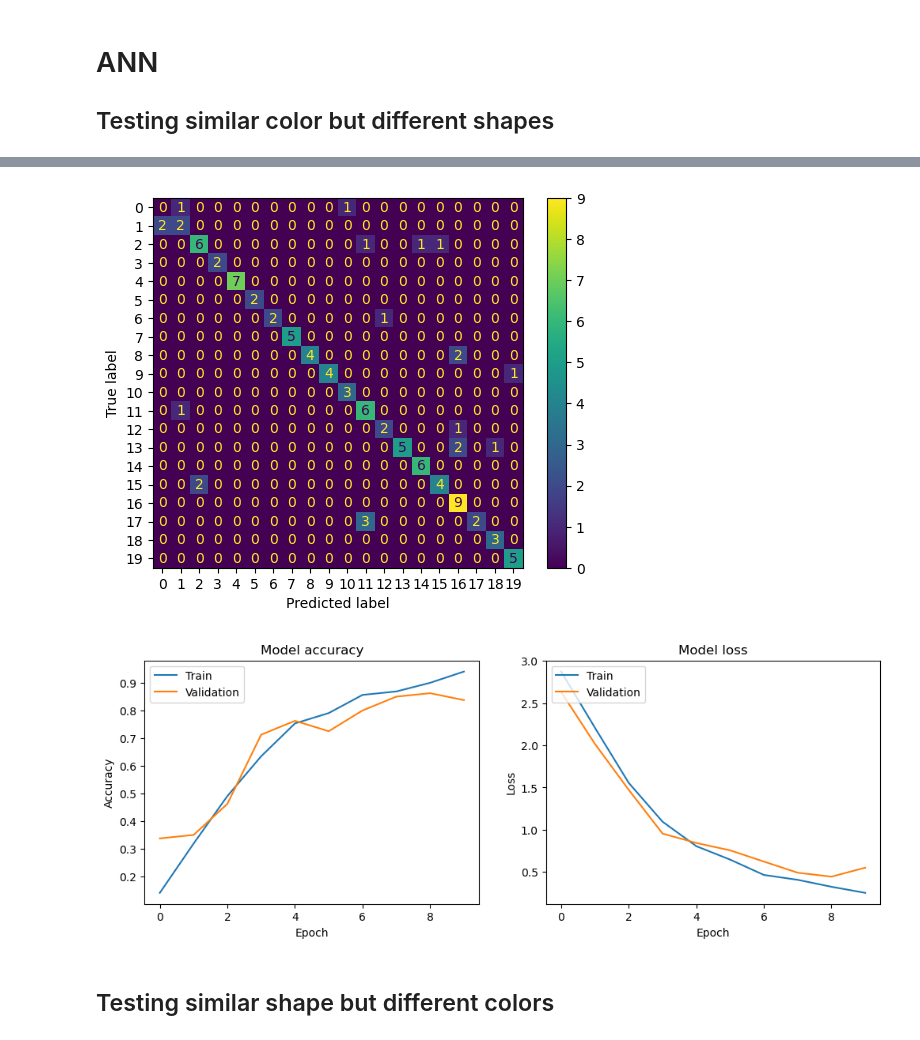
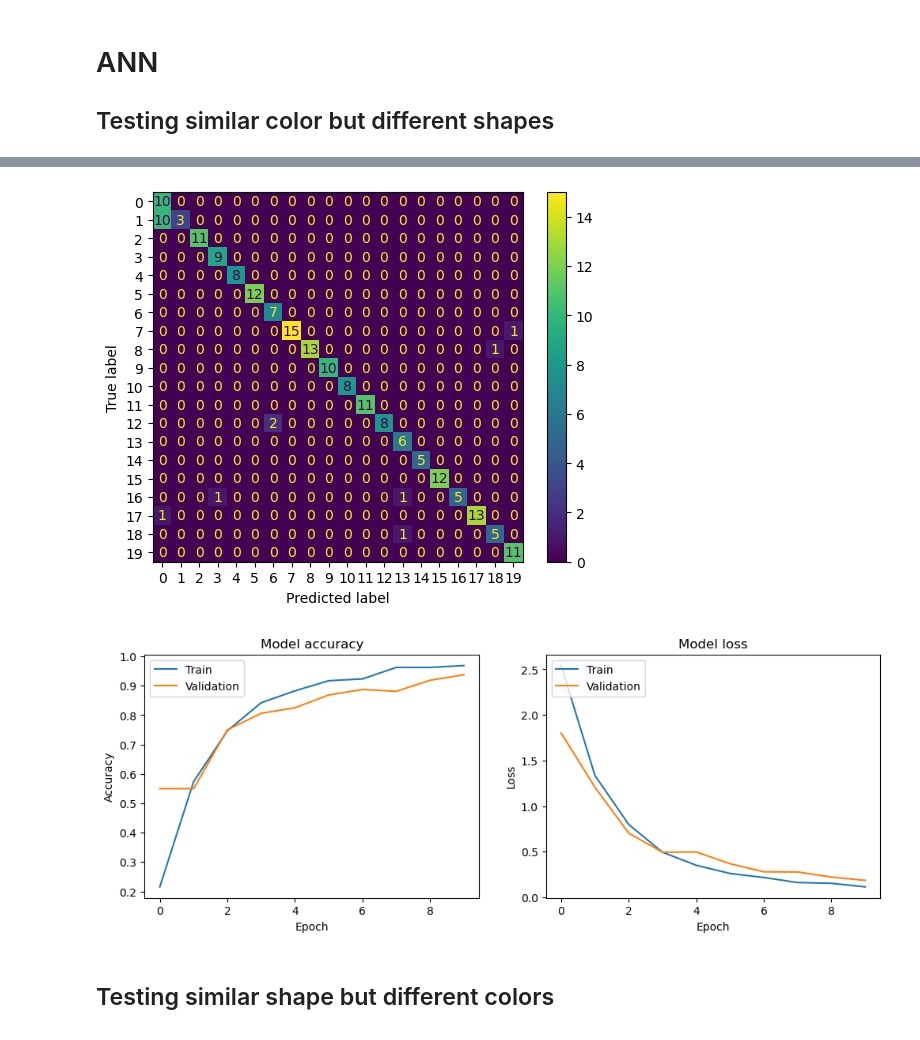
Before and after one commit to j-fangwu/ML_Fruit, a Jupyter notebook: ANN.ipynb, the cells around one changed output, grey strips where cells are left out. Cells and saved outputs as stored; diff of their text form; code cells hidden in the pictures.

Commit message:
Updated ANN model with cross-validation scores

```diff
--- a/ANN.ipynb
+++ b/ANN.ipynb
@@ -183,13 +183,13 @@ def GrayScaleImageSquare(dataset, flatten=True):
 # %%
 import tensorflow as tf
 from sklearn.metrics import classification_report, confusion_matrix, ConfusionMatrixDisplay
-from sklearn.model_selection import train_test_split, cross_val_score
+from sklearn.model_selection import train_test_split, cross_val_score, KFold
 from sklearn.preprocessing import LabelEncoder
 from tensorflow.keras.models import Sequential
 from tensorflow.keras.layers import Dense, Flatten, Input
 from tensorflow.keras.optimizers import Adam, SGD, Adagrad, RMSprop, Nadam
 
-sample_size = 500
+sample_size = 1000
 classDist = None
 resizes = (20,20)
 # %%
@@ -623,41 +725,62 @@ fruits = ['Pepper Green', 'Grape White 4', 'Grape Blue',
          'Nut Forest', 'Mango', 'Pomelo Sweetie', 'Limes', 'Pineapple',
          'Apple Granny Smith', 'Guava', 'Watermelon', 'Apple Golden 3']
 fruits = np.array(fruits)
+
+# Generate dataset
 image_dataset, labels, what = getSamplesMat(sample_size, fruits, classDist, resizes)
-
-image_dataset, labels, what = getSamplesMat(sample_size, fruits, classDist, resizes)
-X_train, X_test, y_train, y_test = train_test_split(image_dataset, labels, test_size=0.2)
-X_train = GrayScaleImageSquare(X_train)
-X_test = GrayScaleImageSquare(X_test)
+image_dataset = GrayScaleImageSquare(image_dataset)
 
 # Encode labels to numeric values
 label_encoder = LabelEncoder()
-y_train_encoded = label_encoder.fit_transform(y_train)
-y_test_encoded = label_encoder.transform(y_test)
+labels_encoded = label_encoder.fit_transform(labels)
 
-#image_dataset, labels, what = getSamplesMat(sample_size, fruits, trainClassDistSix, resizes)
-#X_train, ignore, y_train, disregard = train_test_split(image_dataset, labels, test_size=0.2)
+# Reshape data for grayscale images
+image_dataset = image_dataset.reshape((image_dataset.shape[0], resizes[0] * resizes[1]))
 
-#image_dataset, labels, what = getSamplesMat(sample_size, fruits, classDist, resizes)
-#ignore, X_test, disregard, y_test = train_test_split(image_dataset, labels, test_size=0.2)
+# Function to create the ANN model
+def create_ann_model(input_shape, num_classes):
+    model = Sequential([
+        Dense(1024, activation='relu', input_shape=input_shape),
+        Dense(512, activation='relu'),
+        Dense(256, activation='relu'),
+        Dense(num_classes, activation='softmax')
+    ])
+    model.compile(optimizer=Nadam(), loss='sparse_categorical_crossentropy', metrics=['accuracy'])
+    return model
 
-# ANN Model
-ann_model = Sequential([
-    Dense(1024, activation='relu', input_shape=(resizes[0] * resizes[1],)),
-    Dense(512, activation='relu'),
-    Dense(256, activation='relu'),
-    Dense(len(fruits), activation='softmax')
-])
+# Perform k-fold cross-validation
+kf = KFold(n_splits=5, shuffle=True, random_state=42)
+fold_no = 1
+cv_scores = []
 
-ann_model.compile(optimizer=Nadam(), loss='sparse_categorical_crossentropy', metrics=['accuracy'])
+for train_index, val_index in kf.split(image_dataset):
+    X_train, X_val = image_dataset[train_index], image_dataset[val_index]
+    y_train, y_val = labels_encoded[train_index], labels_encoded[val_index]
 
-# Train the model
-history = ann_model.fit(X_train, y_train_encoded, epochs=10, validation_split=0.2)
+    model = create_ann_model((resizes[0] * resizes[1],), len(fruits))
 
-# Evaluate the model
-y_pred_ann = np.argmax(ann_model.predict(X_test), axis=1)
-print(classification_report(y_test_encoded, y_pred_ann, target_names=label_encoder.classes_))
-cm = confusion_matrix(y_test_encoded, y_pred_ann)
+    history = model.fit(X_train, y_train, epochs=10, validation_data=(X_val, y_val), verbose=0)
+
+    # Evaluate the model
+    val_loss, val_accuracy = model.evaluate(X_val, y_val, verbose=0)
+    print(f'Fold {fold_no} - Validation Loss: {val_loss:.4f} - Validation Accuracy: {val_accuracy:.4f}')
+
+    cv_scores.append(val_accuracy)
+    fold_no += 1
+
+# Cross-Validation Accuracy
+cross_val_accuracy = np.mean(cv_scores)
+print(f'Cross-Validation Accuracy: {cross_val_accuracy:.4f} ± {np.std(cv_scores):.4f}')
+
+# Train final model on the entire training data
+X_train, X_test, y_train, y_test = train_test_split(image_dataset, labels_encoded, test_size=0.2, random_state=42)
+final_model = create_ann_model((resizes[0] * resizes[1],), len(fruits))
+history = final_model.fit(X_train, y_train, epochs=10, validation_split=0.2, verbose=1)
+
+# Evaluate the final model on the test data
+y_pred_ann = np.argmax(final_model.predict(X_test), axis=1)
+print(classification_report(y_test, y_pred_ann, target_names=label_encoder.classes_))
+cm = confusion_matrix(y_test, y_pred_ann)
 disp = ConfusionMatrixDisplay(confusion_matrix=cm)
 disp.plot()
 
@@ -702,5 +824,5 @@ Epoch 7/10
-[figure, old version]
+[figure, new version]
-[figure, old version]
+[figure, new version]
 # %% [markdown]
 ## Testing similar shape but different colors
 # %%
```
Also changed, not shown: parts of 12 cells of this notebook.
